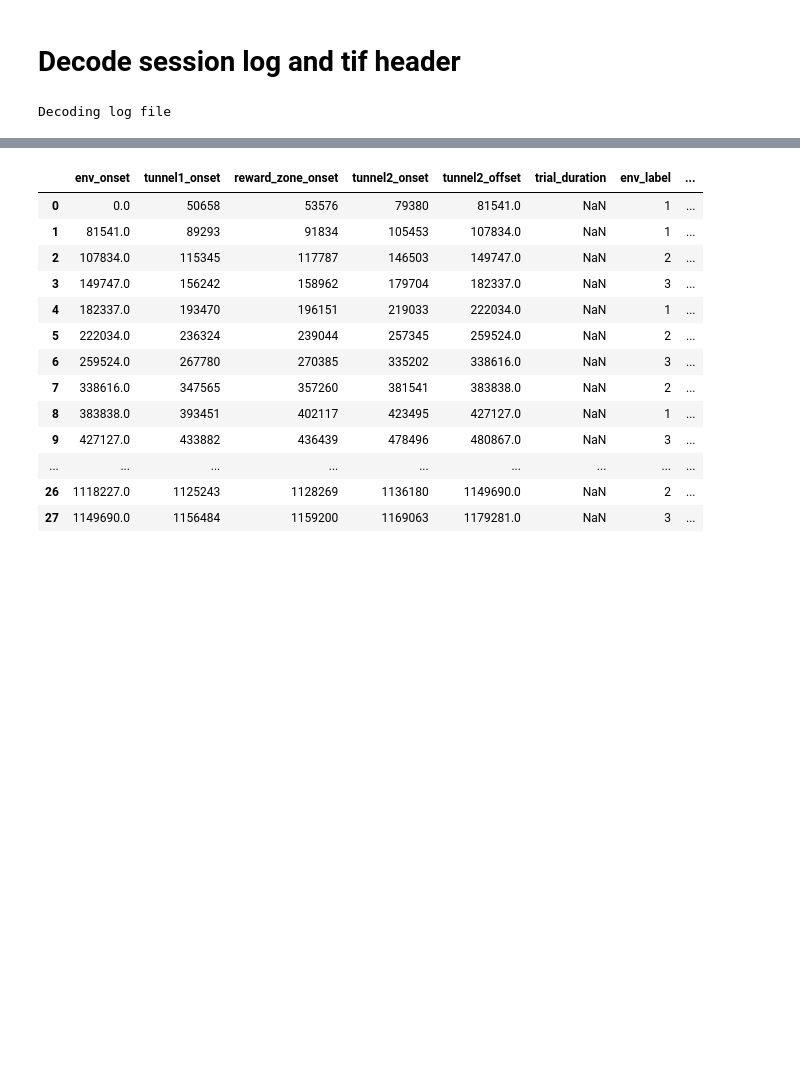
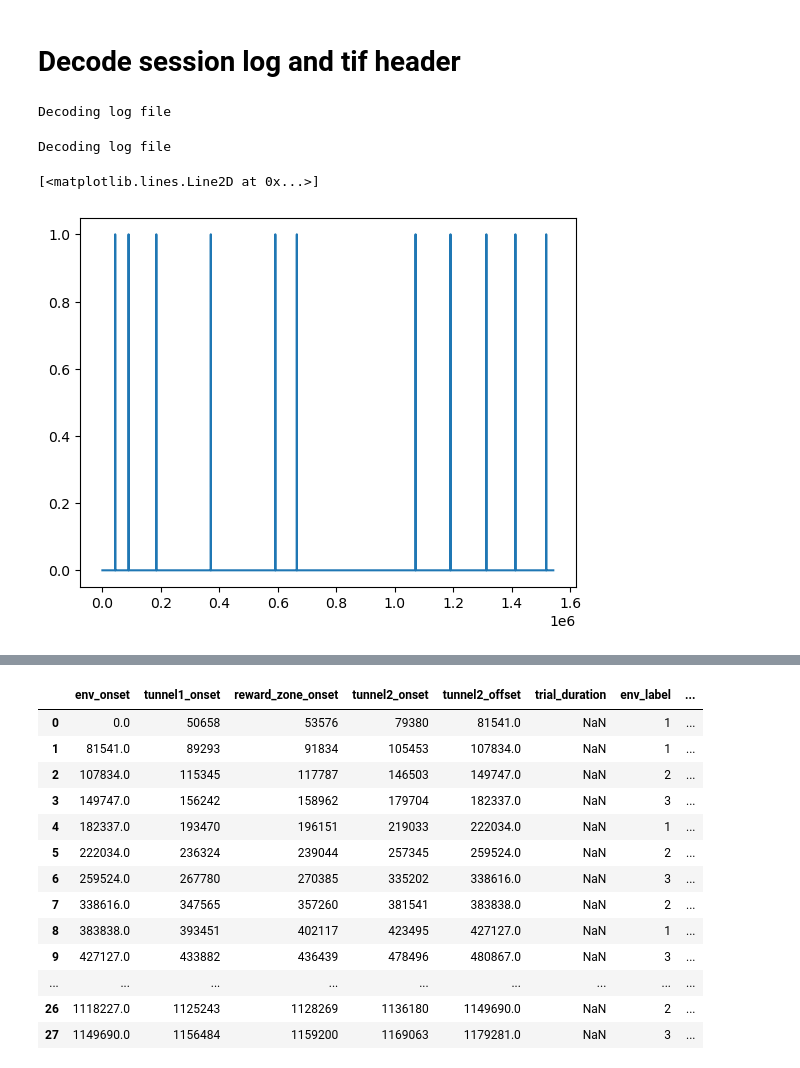
Before and after one commit to NeuroNetMem/pipeline_2p, a Jupyter notebook: notebooks/logfile_check.ipynb, the cells around one changed output, grey strips where cells are left out. Drawn from its saved outputs; the diff is of its cells as text; code cells hidden in the pictures; blank space fills up the shorter version.

```diff
--- a/notebooks/logfile_check.ipynb
+++ b/notebooks/logfile_check.ipynb
@@ -32,5 +35,9 @@ print(tif_file)
 # %% [markdown]
 # Decode session log and tif header
+# %%
+vr_dara = lr.preprocess_vr_data(tif_file = tif_file ,log_file=log_file)
+# %% [output]
+Decoding log file
 # %%
 decoded_log = lr.create_bp_structure(log_file)
 # %% [output]
@@ -46,6 +53,11 @@ digital_out = decoded_log['digitalOut'].astype(int)
 scanner_digital = digital_in[:,6]
 log_times = decoded_log['startTS'].astype(float)
 barcode = digital_out[:,4]
+# %%
+plt.plot(scanner_digital)
+# %% [output]
+[<matplotlib.lines.Line2D at 0x...>]
+[figure, added]
 # %%
 lr.compute_sync_shift(scanner_digital,log_times,frames)
 # %% [output]
```
Also changed, not shown: parts of 3 cells of this notebook, 8 other files.
